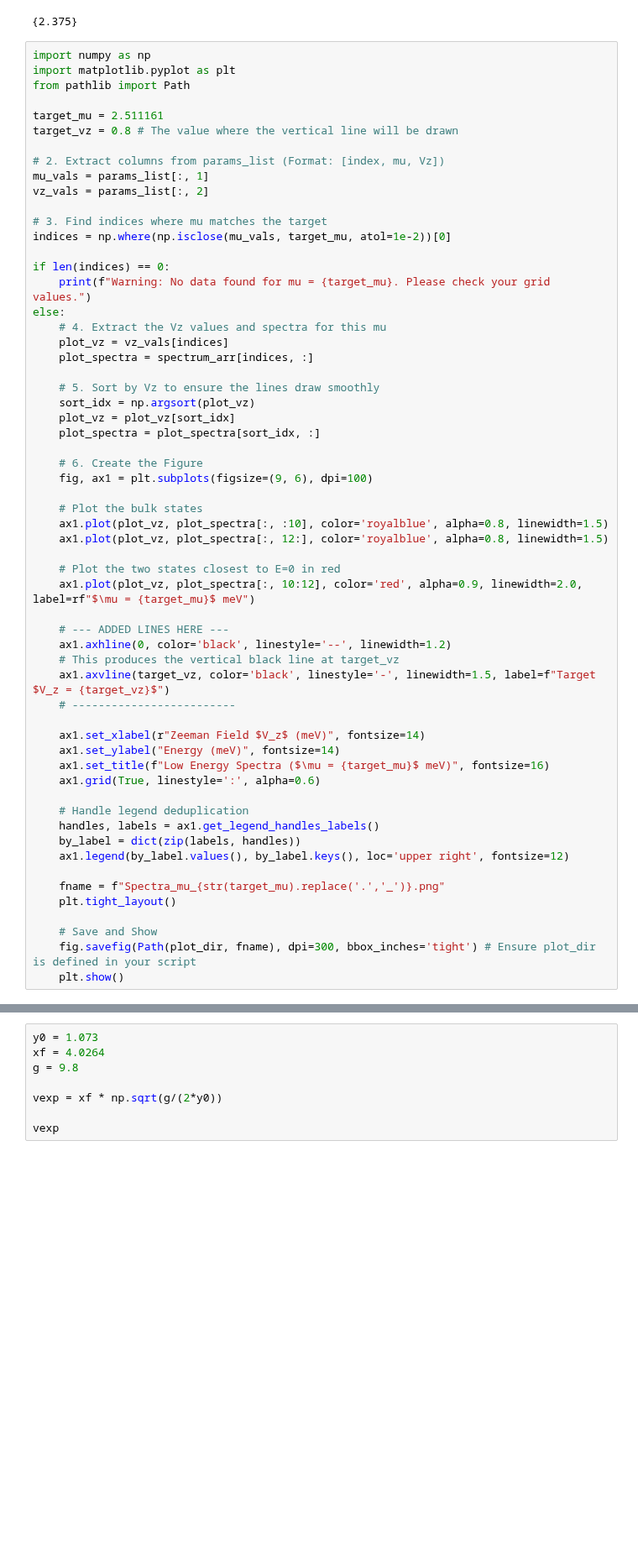
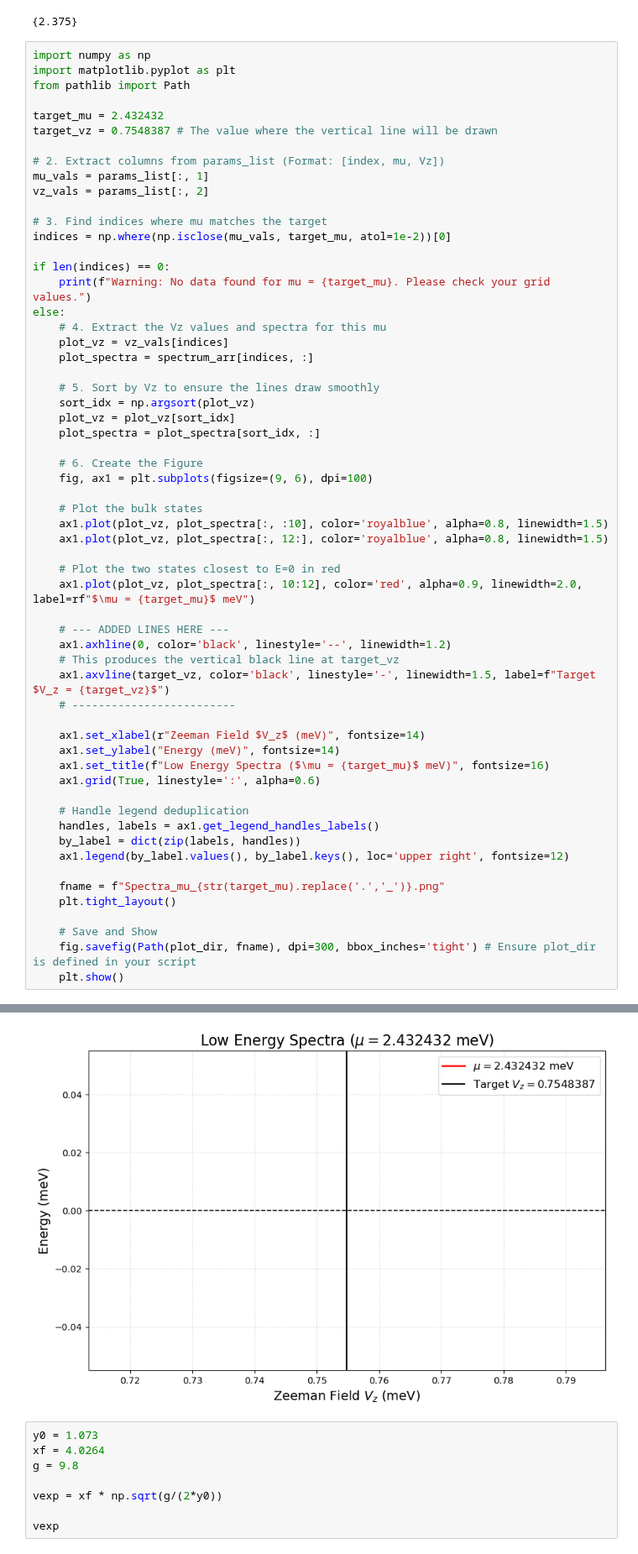
Before and after one commit to polianahp/Nonlocality-of-local-Andreev-conductances-as-a-probe-for-topological-Majorana-wires, a Jupyter notebook: plotting.ipynb, the cells around one changed output, grey strips where cells are left out. Shown at 84% size. Saved outputs shown, nothing was run; the diff lists cells and outputs as text; blank space fills up the shorter version.

```diff
--- a/plotting.ipynb
+++ b/plotting.ipynb
@@ -788,8 +790,8 @@ import numpy as np
 import matplotlib.pyplot as plt
 from pathlib import Path
 
-target_mu = 2.511161
-target_vz = 0.8 # The value where the vertical line will be drawn
+target_mu = 2.432432
+target_vz = 0.7548387 # The value where the vertical line will be drawn
 
 # 2. Extract columns from params_list (Format: [index, mu, Vz])
 mu_vals = params_list[:, 1]
@@ -847,3 +848,4 @@ Warning: No data found for mu = 2.511161. Please check your grid values.
+[figure, added]
 # %%
 y0 = 1.073
 xf = 4.0264
```
Also changed, not shown: parts of 2 cells of this notebook, 6 other files.
